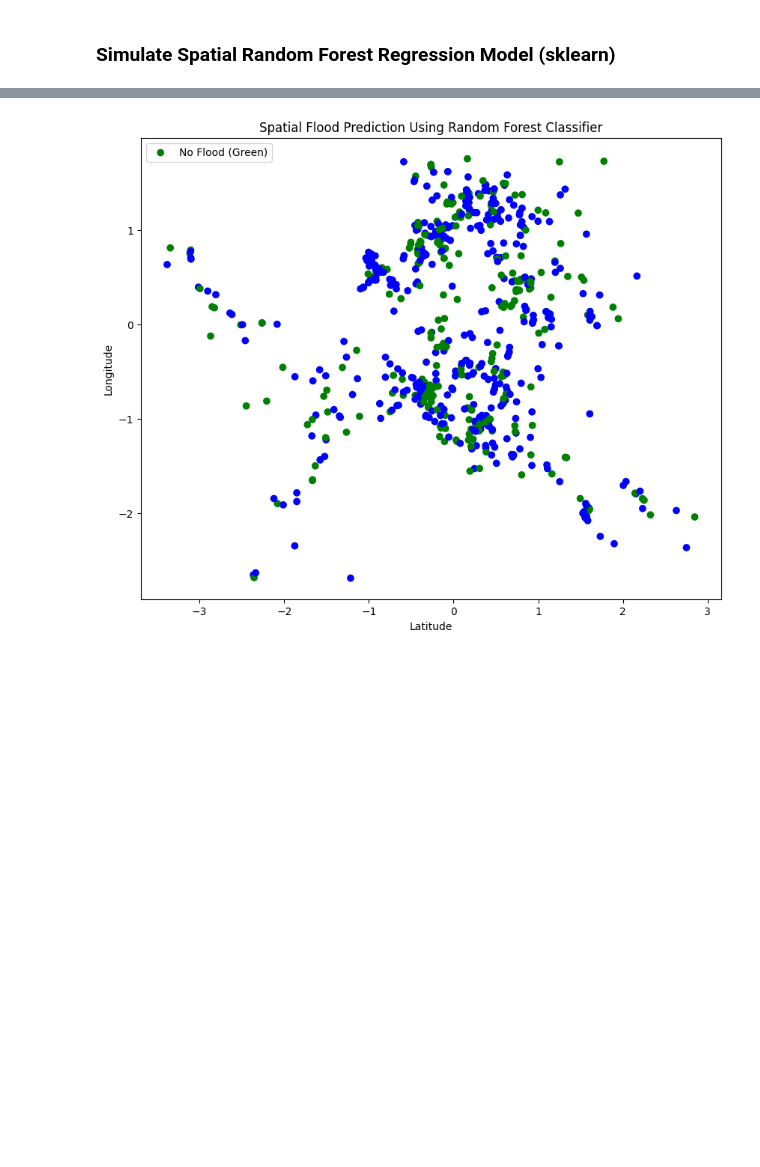
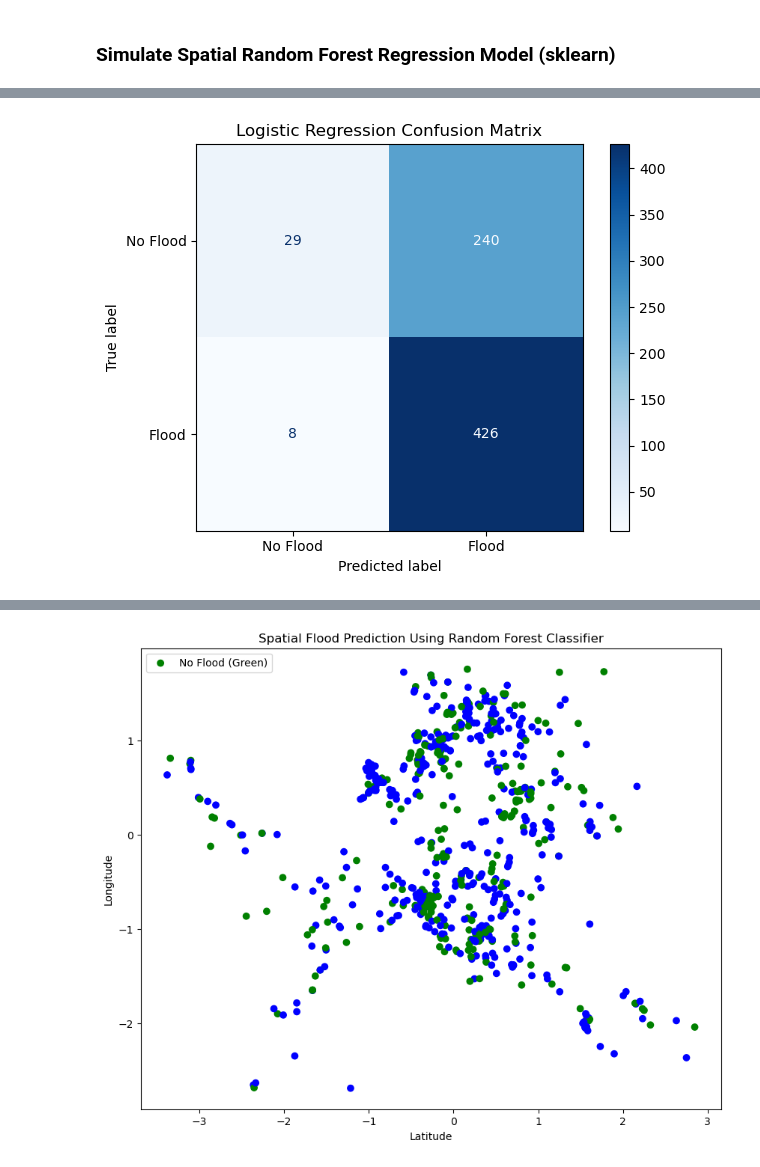
Before and after one commit to Nick-Miras/JeepneyRerouting, a Jupyter notebook: notebooks/spatial_random_forest.ipynb, the cells around one changed output, grey strips where cells are left out. Cells and saved outputs as stored; diff of their text form; code cells hidden in the pictures; blank space fills up the shorter version.

```diff
--- a/notebooks/spatial_random_forest.ipynb
+++ b/notebooks/spatial_random_forest.ipynb
@@ -304,0 +125,7 @@ Logistic Regression Confusion Matrix:
+# %%
+ConfusionMatrixDisplay(lr_confusion, display_labels=['No Flood', 'Flood']).plot(cmap='Blues')
+plt.title("Logistic Regression Confusion Matrix")
+plt.tight_layout()
+plt.show()
+# %% [output]
+[figure, added]
```
Also changed, not shown: parts of 24 cells of this notebook.
